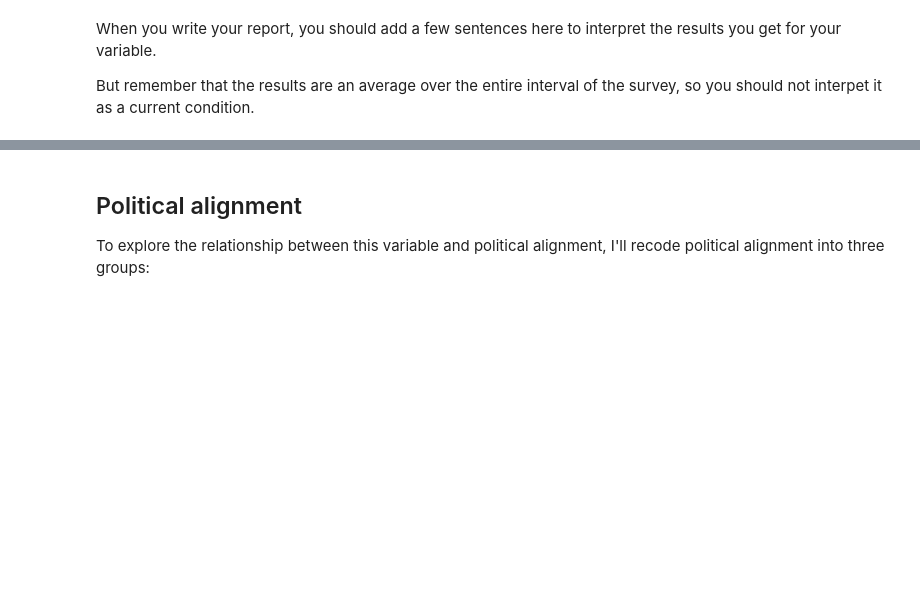
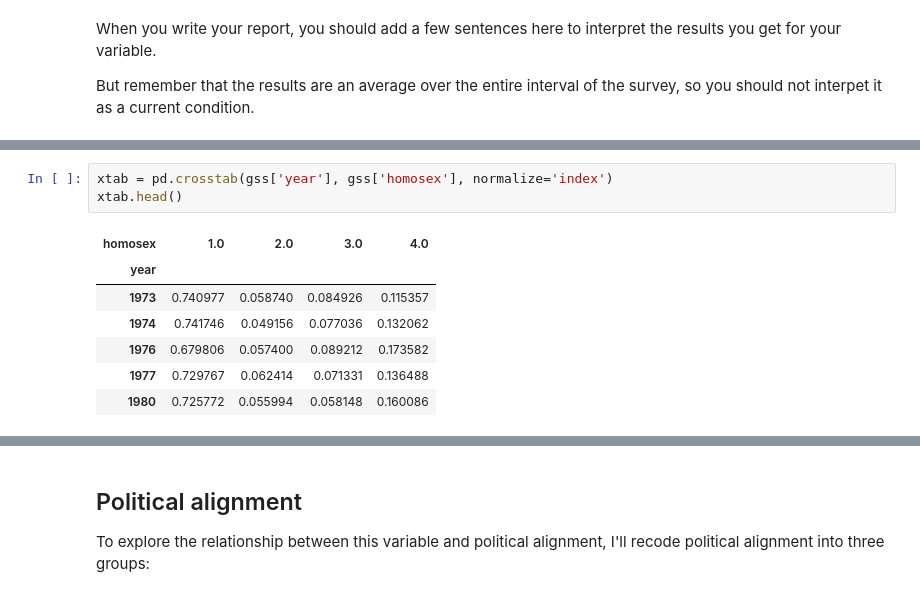
Before and after one commit to AllenDowney/PoliticalAlignmentCaseStudy, a Jupyter notebook: 04_worldview.ipynb, the cells around one changed output, grey strips where cells are left out. Saved outputs shown, nothing was run; the diff lists cells and outputs as text; blank space fills up the shorter version.

```diff
--- a/04_worldview.ipynb
+++ b/04_worldview.ipynb
@@ -197,0 +213,11 @@ But remember that the results are an average over the entire interval of the sur
+# %%
+xtab = pd.crosstab(gss['year'], gss['homosex'], normalize='index')
+xtab.head()
+# %% [output]
+| homosex | 1.0 | 2.0 | 3.0 | 4.0 |
+| year |  |  |  |  |
+| 1973 | 0.740977 | 0.058740 | 0.084926 | 0.115357 |
+| 1974 | 0.741746 | 0.049156 | 0.077036 | 0.132062 |
+| 1976 | 0.679806 | 0.057400 | 0.089212 | 0.173582 |
+| 1977 | 0.729767 | 0.062414 | 0.071331 | 0.136488 |
+| 1980 | 0.725772 | 0.055994 | 0.058148 | 0.160086 |
```
Also changed, not shown: parts of 9 cells of this notebook.
